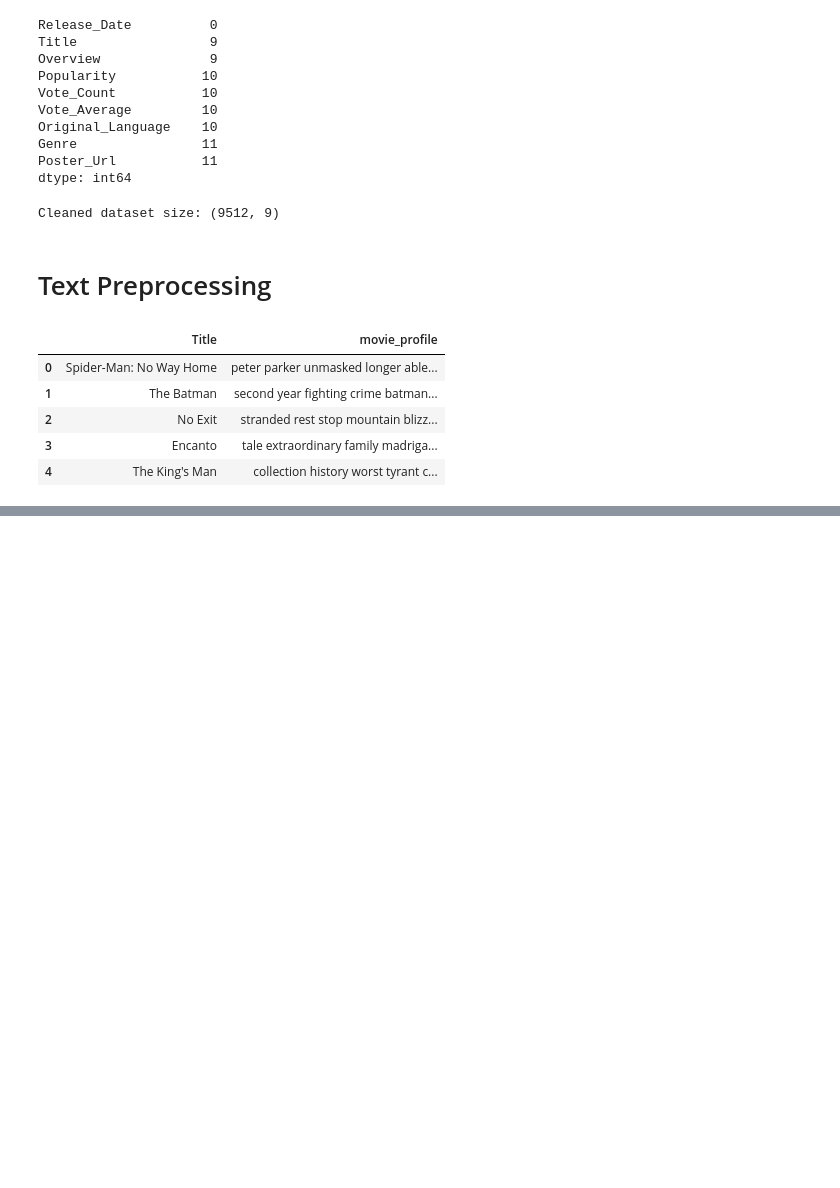
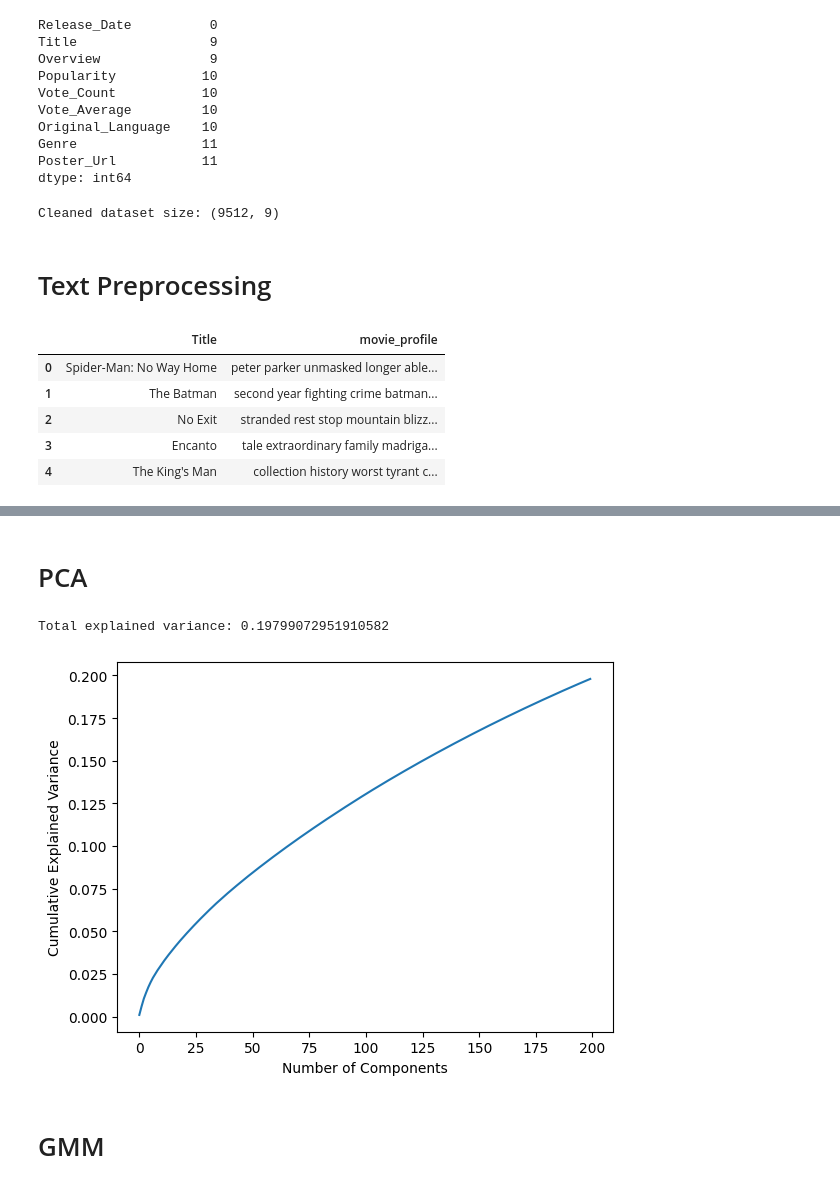
Before and after one commit to Y-awad/Movie-recommendation-system, a Jupyter notebook: moviesystem.ipynb, the cells around one changed output, grey strips where cells are left out. Cells and saved outputs as stored; diff of their text form; code cells hidden in the pictures; blank space fills up the shorter version.

```diff
--- a/moviesystem.ipynb
+++ b/moviesystem.ipynb
@@ -97,0 +102,9 @@ df[["Title", "movie_profile"]].head()
+# %%
+tfidf = TfidfVectorizer(
+    max_features=10000,   # limit vocabulary size
+    ngram_range=(1, 2),   # unigrams + bigrams
+    min_df=3              # ignore very rare words
+)
+
+tfidf_matrix = tfidf.fit_transform(df["movie_profile"])
+print("TF-IDF matrix shape:", tfidf_matrix.shape)
@@ -97,0 +133,2 @@ df[["Title", "movie_profile"]].head()
+# %% [markdown]
+# PCA
@@ -97,0 +137,19 @@ df[["Title", "movie_profile"]].head()
+# %%
+n_components = 200  # good trade-off
+
+svd = TruncatedSVD(n_components=n_components, random_state=42)
+pca_features = svd.fit_transform(tfidf_matrix)
+# %%
+explained_variance = svd.explained_variance_ratio_
+print("Total explained variance:", explained_variance.sum())
+# %% [output]
+Total explained variance: 0.19799072951910582
+# %%
+plt.plot(np.cumsum(explained_variance))
+plt.xlabel("Number of Components")
+plt.ylabel("Cumulative Explained Variance")
+plt.show()
+# %% [output]
+[figure, added]
+# %% [markdown]
+# GMM
```
Also changed, not shown: parts of 10 cells of this notebook.
